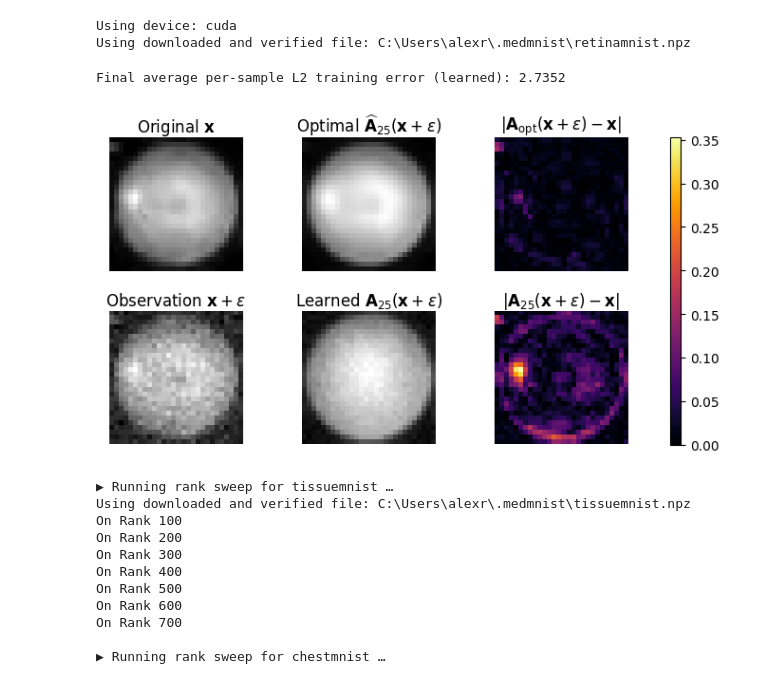
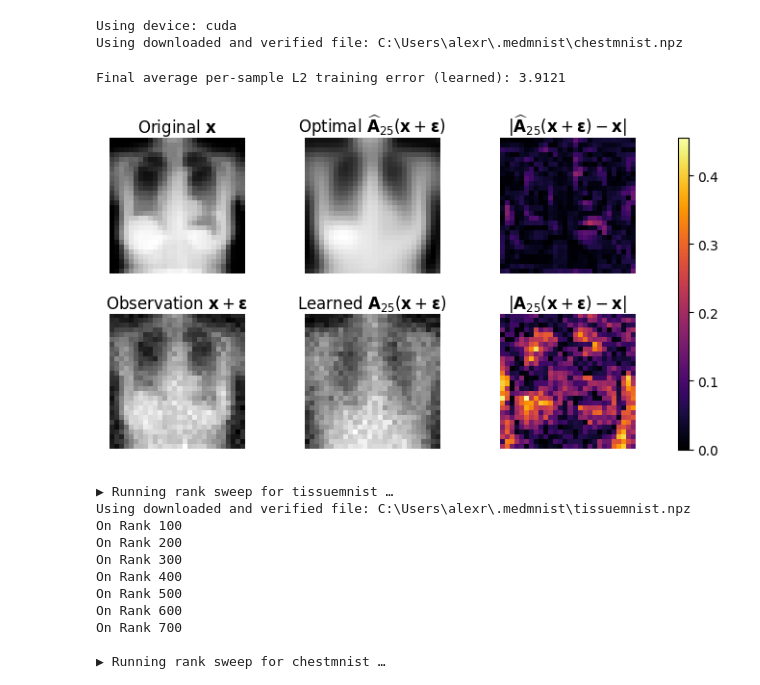
Before and after one commit to alexdelise/CMDS-REU-MADDI, a Jupyter notebook: NoisyMedMNIST.ipynb, the cells around one changed output. Drawn from its saved outputs; the diff is of its cells as text; code cells hidden in the pictures.

```diff
--- a/NoisyMedMNIST.ipynb
+++ b/NoisyMedMNIST.ipynb
@@ -16,14 +16,14 @@ device = torch.device("cuda" if torch.cuda.is_available() else "cpu")
 print(f"Using device: {device}")
 
 # --- MedMNIST Data setup ---
-data_flag = 'retinamnist'
+data_flag = 'chestmnist'
 info = INFO[data_flag]
 DataClass = getattr(medmnist, info['python_class'])
 train_dataset = DataClass(split='train', download=True)
 numSamples = len(train_dataset)
 # %% [output]
 Using device: cuda
-Using downloaded and verified file: C:\Users\alexr\.medmnist\retinamnist.npz
+Using downloaded and verified file: C:\Users\alexr\.medmnist\chestmnist.npz
 # %%
 # Prepare data tensors
 def _get_tensor(ds, n):
@@ -121,8 +121,7 @@ print(f"Final average per-sample L2 training error (learned): {train_errors[-1]:
 from matplotlib import gridspec
 
 # Example sample index for plotting
-idx = 100
-
+idx = 7181
 
 # Prepare images for plotting
 x_img     = X[:, idx].view(28, 28).cpu()
@@ -150,40 +149,44 @@ ax.imshow(x_img, cmap='gray')
 ax.set_title(r'Original $\mathbf{x}$', pad=4)
 ax.axis('off')
 
 ax = fig.add_subplot(gs[0, 1])
 ax.imshow(opt_img, cmap='gray')
-ax.set_title(r'Optimal $\widehat{\mathbf{A}}_{25} (\mathbf{x} + \varepsilon)$', pad=4)
+ax.set_title(r'Optimal $\widehat{\mathbf{A}}_{25} (\mathbf{x} + \mathbf{\varepsilon})$', pad=4)
 ax.axis('off')
 
 ax = fig.add_subplot(gs[0, 2])
 im = ax.imshow(err_opt, cmap='inferno', vmin=err_vmin, vmax=err_vmax)
-ax.set_title(r'$|\mathbf{A}_{\text{opt}} (\mathbf{x} + \varepsilon) - \mathbf{x}|$', pad=4)
+ax.set_title(r'$|\widehat{\mathbf{A}}_{25} (\mathbf{x} + \mathbf{\varepsilon}) - \mathbf{x}|$', pad=4)
 ax.axis('off')
 
 # row 1
 ax = fig.add_subplot(gs[1, 0])
 ax.imshow(input_img, cmap='gray')
-ax.set_title(r'Observation $\mathbf{x} + \varepsilon$', pad=4)
+ax.set_title(r'Observation $\mathbf{x} + \mathbf{\varepsilon}$', pad=4)
 ax.axis('off')
 
 ax = fig.add_subplot(gs[1, 1])
 ax.imshow(learn_img, cmap='gray')
-ax.set_title(r'Learned $\mathbf{A}_{25} (\mathbf{x} + \varepsilon)$', pad=4)
+ax.set_title(r'Learned $\mathbf{A}_{25} (\mathbf{x} + \mathbf{\varepsilon})$', pad=4)
 ax.axis('off')
 
 ax = fig.add_subplot(gs[1, 2])
 ax.imshow(err_learn, cmap='inferno', vmin=err_vmin, vmax=err_vmax)
-ax.set_title(r'$|\mathbf{A}_{25} (\mathbf{x} + \varepsilon) - \mathbf{x}|$', pad=4)
+ax.set_title(r'$|\mathbf{A}_{25} (\mathbf{x} + \mathbf{\varepsilon}) - \mathbf{x}|$', pad=4)
 ax.axis('off')
 
 # color-bar
 cax = fig.add_subplot(gs[:, 3])
 plt.colorbar(im, cax=cax)
 cax.yaxis.tick_right()
+
+out_dir = f"Noisy/MedMNIST/Pics"
+os.makedirs(out_dir, exist_ok=True)
+plt.savefig(f"{out_dir}/noisy_{data_flag}_mapping{idx}_errorcomparison.png", dpi=300)
 plt.show()
 # %% [output]
-Final average per-sample L2 training error (learned): 2.7352
+Final average per-sample L2 training error (learned): 3.9121
-[figure, old version]
+[figure, new version]
 # %%
 import os, pickle, torch
 from collections import defaultdict
```
Also changed, not shown: parts of 3 cells of this notebook, 18 other files.
